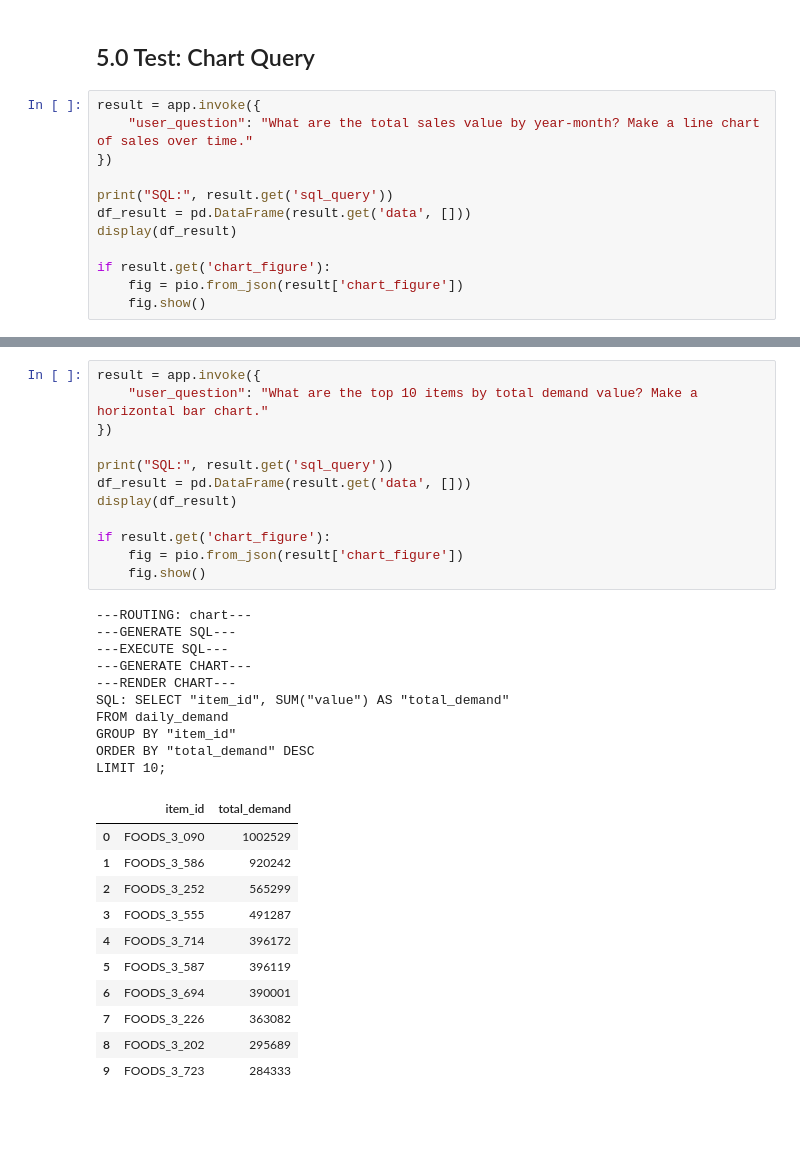
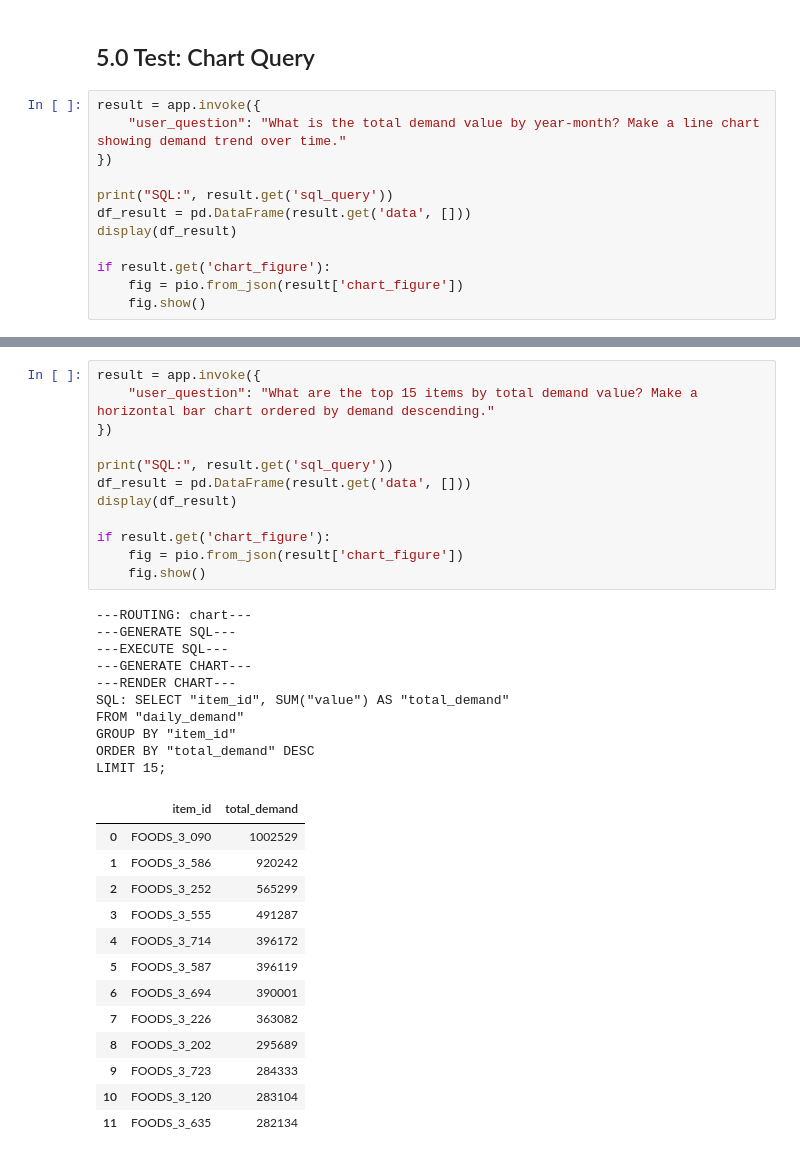
Before and after one commit to juniomata/sql_agent, a Jupyter notebook: notebook/03_bi_copilot.ipynb, the cells around one changed output, grey strips where cells are left out. Cells and saved outputs as stored; diff of their text form; blank space fills up the shorter version.

```diff
--- a/notebook/03_bi_copilot.ipynb
+++ b/notebook/03_bi_copilot.ipynb
@@ -269,7 +267,7 @@ LIMIT 10;
 ## 5.0 Test: Chart Query
 # %%
 result = app.invoke({
-    "user_question": "What are the total sales value by year-month? Make a line chart of sales over time."
+    "user_question": "What is the total demand value by year-month? Make a line chart showing demand trend over time."
 })
 
 print("SQL:", result.get('sql_query'))
@@ -304,35 +302,37 @@ ORDER BY "year_month";
 64 rows × 2 columns
 # %%
 result = app.invoke({
-    "user_question": "What are the top 10 items by total demand value? Make a horizontal bar chart."
+    "user_question": "What are the top 15 items by total demand value? Make a horizontal bar chart ordered by demand descending."
 })
 
 print("SQL:", result.get('sql_query'))
 df_result = pd.DataFrame(result.get('data', []))
 display(df_result)
 
 if result.get('chart_figure'):
     fig = pio.from_json(result['chart_figure'])
     fig.show()
 # %% [output]
 ---ROUTING: chart---
 ---GENERATE SQL---
 ---EXECUTE SQL---
 ---GENERATE CHART---
 ---RENDER CHART---
 SQL: SELECT "item_id", SUM("value") AS "total_demand"
-FROM daily_demand
+FROM "daily_demand"
 GROUP BY "item_id"
 ORDER BY "total_demand" DESC
-LIMIT 10;
+LIMIT 15;
 |  | item_id | total_demand |
 | 0 | FOODS_3_090 | 1002529 |
 | 1 | FOODS_3_586 | 920242 |
 | 2 | FOODS_3_252 | 565299 |
 | 3 | FOODS_3_555 | 491287 |
 | 4 | FOODS_3_714 | 396172 |
 | 5 | FOODS_3_587 | 396119 |
 | 6 | FOODS_3_694 | 390001 |
 | 7 | FOODS_3_226 | 363082 |
 | 8 | FOODS_3_202 | 295689 |
 | 9 | FOODS_3_723 | 284333 |
+| 10 | FOODS_3_120 | 283104 |
+| 11 | FOODS_3_635 | 282134 |
```
Also changed, not shown: parts of 3 cells of this notebook, 3 other files.
